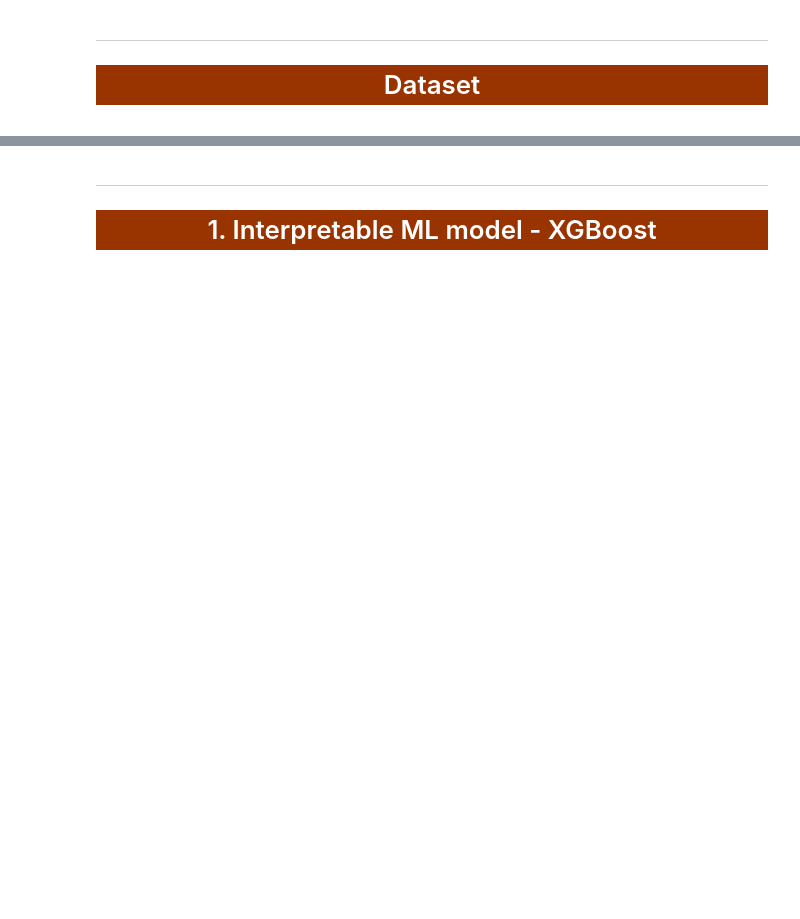
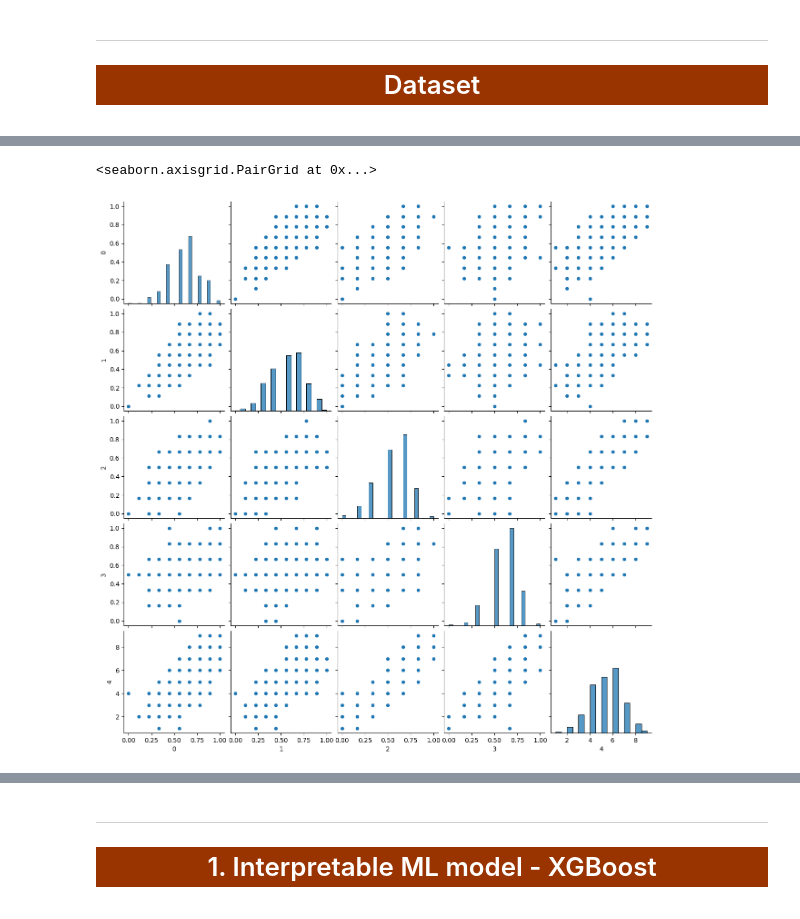
Before and after one commit to istepka/decision-analysis, a Jupyter notebook: project3/report.ipynb, the cells around one changed output, grey strips where cells are left out. Saved outputs shown, nothing was run; the diff lists cells and outputs as text; code cells hidden in the pictures; blank space fills up the shorter version.

```diff
--- a/project3/report.ipynb
+++ b/project3/report.ipynb
@@ -31,3 +87,6 @@ DATA_PATH = "project3/data/employee selection.csv"
 ROUNDING = 2
 TARGET_MAP = {1: 0, 2: 0, 3: 0, 4: 0, 5: 0, 6: 1, 7: 1, 8: 1, 9: 1}
 NO_CRITERIA = 4
+# %%
+dataset = pd.read_csv(DATA_PATH, header=None)
+dataset.head()
@@ -33,0 +112,5 @@ NO_CRITERIA = 4
+# %%
+sns.pairplot(dataset)
+# %% [output]
+<seaborn.axisgrid.PairGrid at 0x...>
+[figure, added]
```
Also changed, not shown: parts of 61 cells of this notebook, 1 other file.
